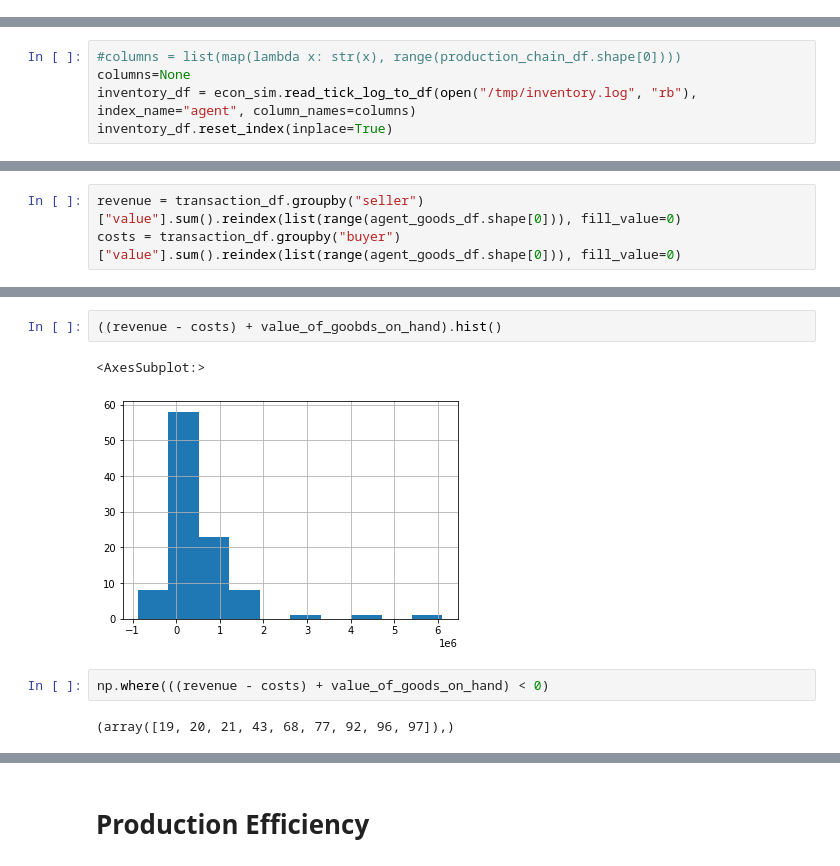
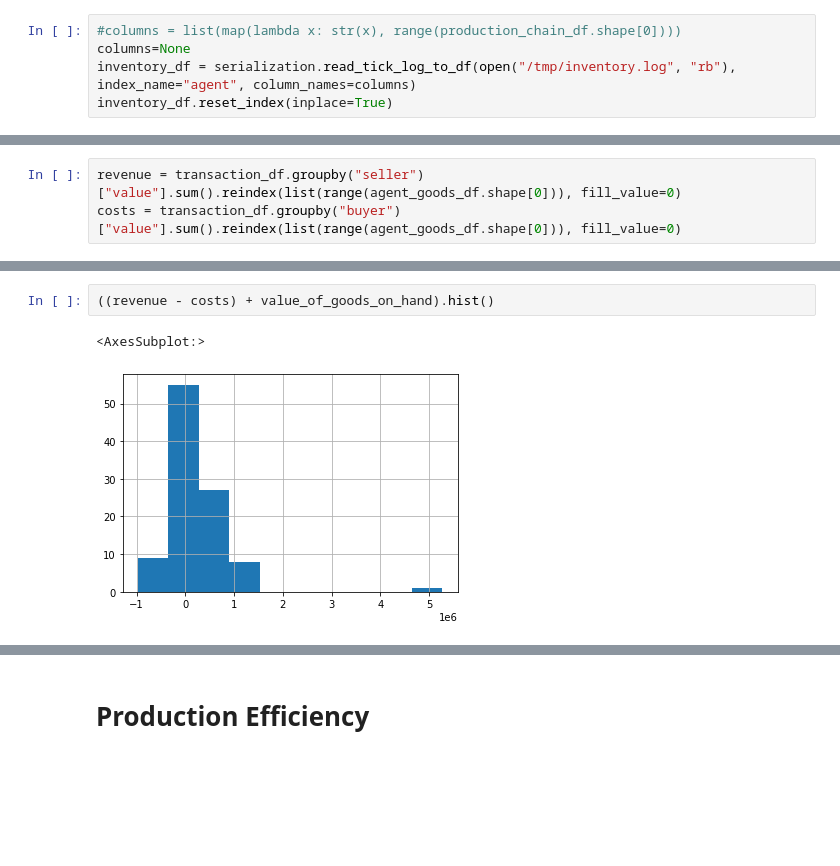
Before and after one commit to gerner/stellarpunk, a Jupyter notebook: notebook/econ_sim.ipynb, the cells around one changed output, grey strips where cells are left out. Drawn from its saved outputs; the diff is of its cells as text; blank space fills up the shorter version.

Commit message:
some cleanup prepping for agents switching jobs

```diff
--- a/notebook/econ_sim.ipynb
+++ b/notebook/econ_sim.ipynb
@@ -63,0 +69,5 @@ cannot_sell_df = econ_sim.read_tick_log_to_df(open("/tmp/cannot_sell.log", "rb")
+# %%
+#columns = list(map(lambda x: str(x), range(production_chain_df.shape[0])))
+columns=None
+inventory_df = serialization.read_tick_log_to_df(open("/tmp/inventory.log", "rb"), index_name="agent", column_names=columns)
+inventory_df.reset_index(inplace=True)
@@ -403,11 +424,6 @@ balance_df[balance_df["tick"] == balance_df["tick"].max()].drop("tick", axis=1).
 100 rows × 1 columns
 # %% [markdown]
 # Inventory
-# %%
-#columns = list(map(lambda x: str(x), range(production_chain_df.shape[0])))
-columns=None
-inventory_df = econ_sim.read_tick_log_to_df(open("/tmp/inventory.log", "rb"), index_name="agent", column_names=columns)
-inventory_df.reset_index(inplace=True)
 # %% [markdown]
 ## Last Tick Inventory
 # %%
@@ -899,9 +1041,5 @@ Length: 100, dtype: float64
 # %%
-((revenue - costs) + value_of_goobds_on_hand).hist()
+((revenue - costs) + value_of_goods_on_hand).hist()
 # %% [output]
 <AxesSubplot:>
-[figure, old version]
+[figure, new version]
-# %%
-np.where(((revenue - costs) + value_of_goods_on_hand) < 0)
-# %% [output]
-(array([19, 20, 21, 43, 68, 77, 92, 96, 97]),)
```
Also changed, not shown: parts of 107 cells of this notebook, 3 other files.
